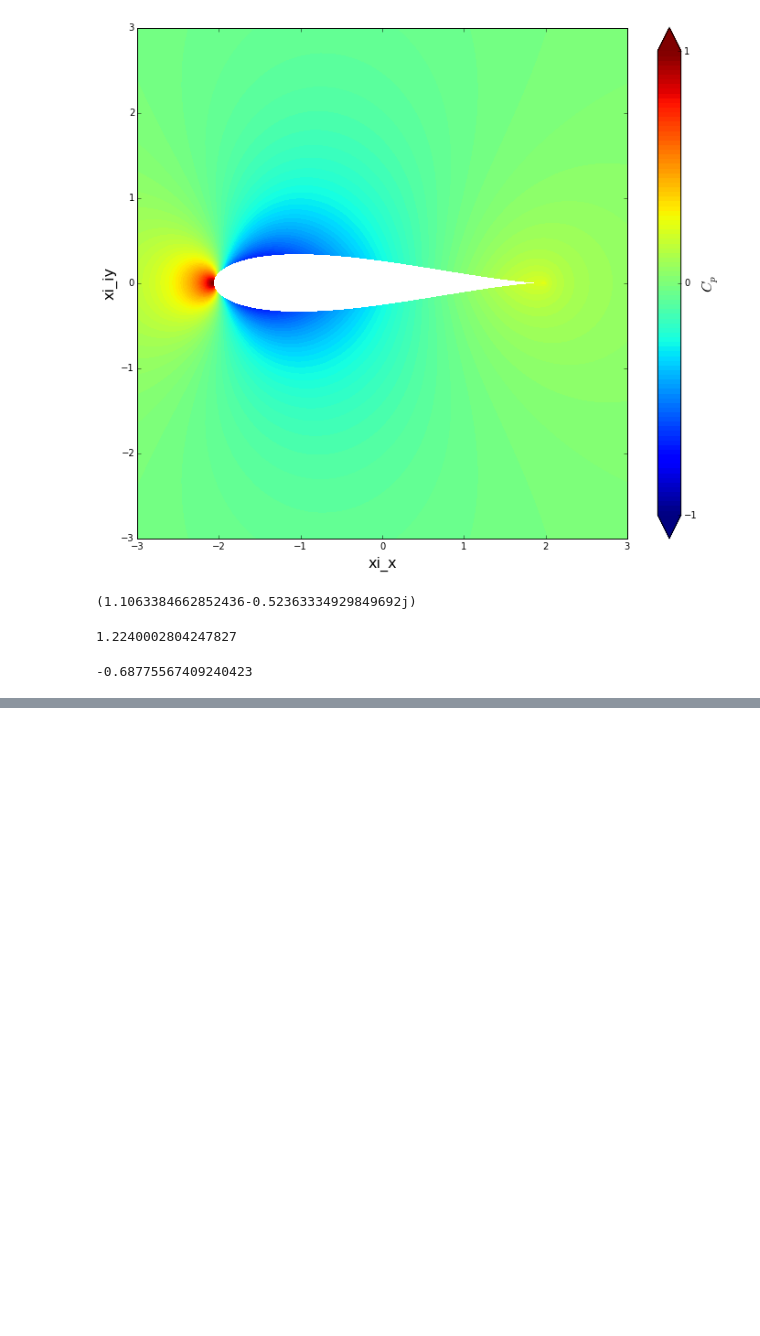
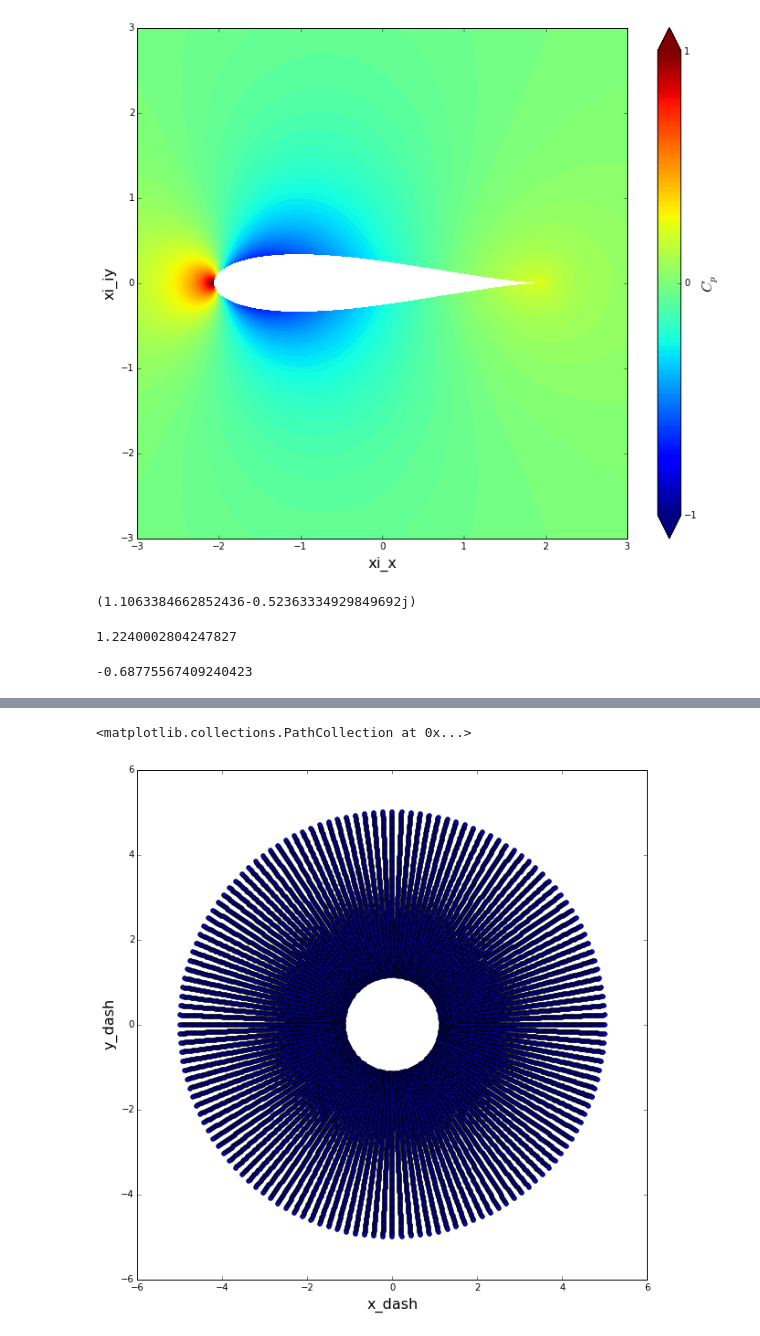
Before and after one commit to chiseler/AeroPython, a Jupyter notebook: lessons/nd_06_Lesson06_Assignment.ipynb, the cells around one changed output, grey strips where cells are left out. Drawn from its saved outputs; the diff is of its cells as text; code cells hidden in the pictures; blank space fills up the shorter version.

```diff
--- a/lessons/nd_06_Lesson06_Assignment.ipynb
+++ b/lessons/nd_06_Lesson06_Assignment.ipynb
@@ -441,0 +446,23 @@ np.nanmin(cp_ξ)
+# %%
+c_grid_rot = 1 # constant for Joukowski transformation
+x_rotc, y_rotc = 0., 0. # centre of cylinder
+# %%
+def xy_grid(r,phi):
+    return r*np.cos(phi)+x_rotc, r*np.sin(phi)+y_rotc # function to output x, y coordinates of circle from polar coordinates
+# %%
+prerot_grid = xy_grid(radial_matrix, axial_matrix) # rectangular coordinates of circle grid
+# %%
+# rotation of coordinate system
+x_dash = ((prerot_grid[0] - x_rotc)*np.cos(α)) + (prerot_grid[1] - y_rotc)*np.sin(α)
+y_dash = - (prerot_grid[0] - x_rotc)*np.sin(α) + (prerot_grid[1] - y_rotc)*np.cos(α)
+# %%
+size = 10
+plt.figure(figsize=(size, size))
+plt.xlabel('x_dash', fontsize=16)
+plt.ylabel('y_dash', fontsize=16)
+plt.xlim(-6, 6)
+plt.ylim(-6, 6)
+plt.scatter(x_dash,y_dash)
+# %% [output]
+<matplotlib.collections.PathCollection at 0x...>
+[figure, added]
```
Also changed, not shown: parts of 37 cells of this notebook.
